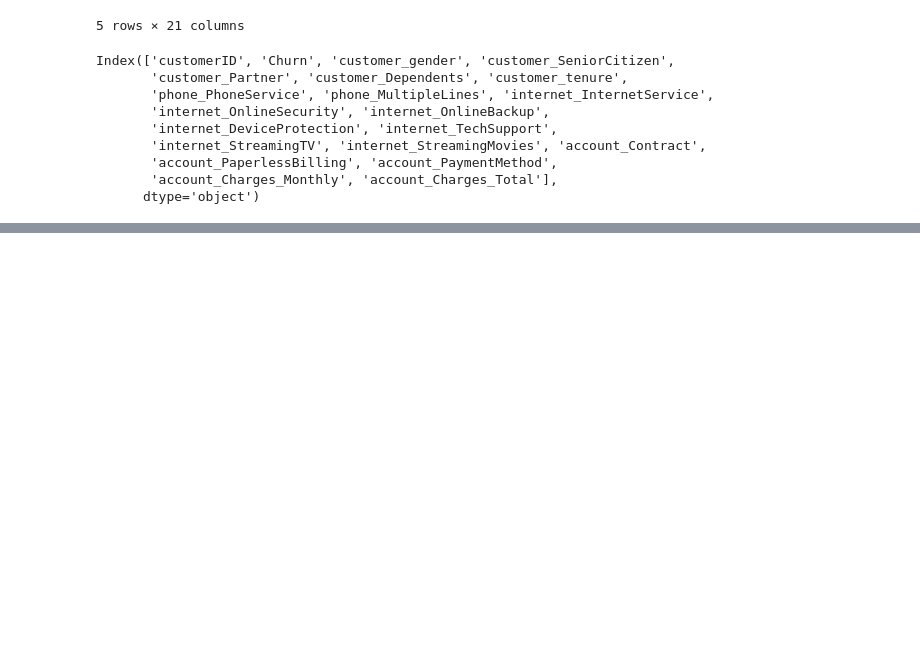
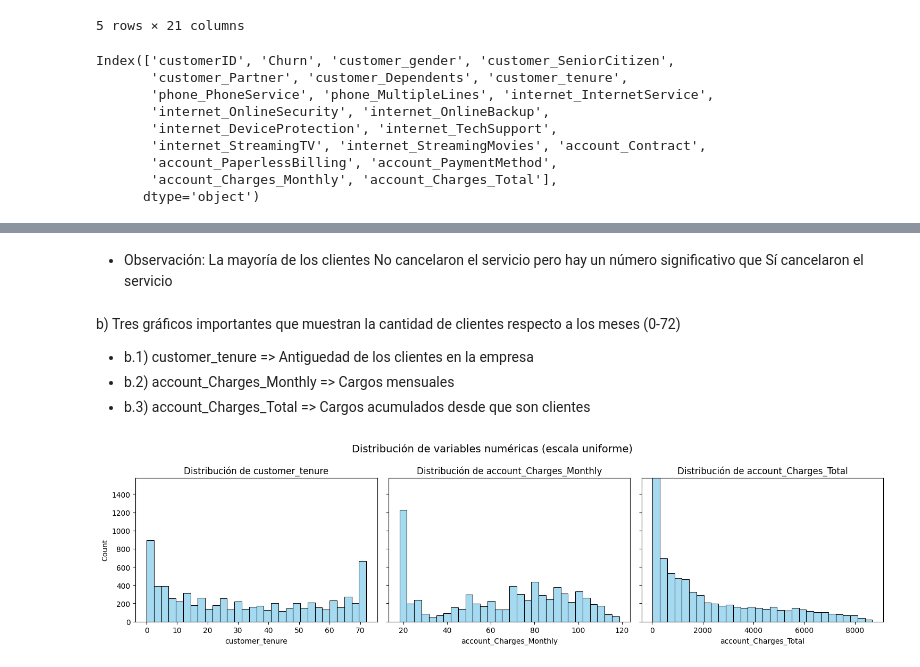
Before and after one commit to Sergio-Tolaba/Data_Science_challenge_2, a Jupyter notebook: ds_challenge_2.ipynb, the cells around one changed output, grey strips where cells are left out. Saved outputs shown, nothing was run; the diff lists cells and outputs as text; code cells hidden in the pictures; blank space fills up the shorter version.

Commit message:
Análisis de los datos ya transformados - gráficos y borrador del "Informe final"

```diff
--- a/ds_challenge_2.ipynb
+++ b/ds_challenge_2.ipynb
@@ -90,0 +120,5 @@ Index(['customerID', 'Churn', 'customer_gender', 'customer_SeniorCitizen',
+# %%
+df['account_Charges_Monthly'] = pd.to_numeric(df['account_Charges_Monthly'], errors='coerce')
+df['account_Charges_Total'] = pd.to_numeric(df['account_Charges_Total'], errors='coerce')
+
+df.info()
@@ -90,0 +168,33 @@ Index(['customerID', 'Churn', 'customer_gender', 'customer_SeniorCitizen',
+# %% [markdown]
+* Observación: La mayoría de los clientes No cancelaron el servicio pero hay un número significativo que Sí cancelaron el servicio
+# %% [markdown]
+b) Tres gráficos importantes que muestran la cantidad de clientes respecto a los meses (0-72)
+* b.1) customer_tenure => Antiguedad de los clientes en la empresa
+* b.2) account_Charges_Monthly => Cargos mensuales
+* b.3) account_Charges_Total => Cargos acumulados desde que son clientes
+# %%
+import seaborn as sns
+import matplotlib.pyplot as plt
+import numpy as np
+
+num_cols = ['customer_tenure', 'account_Charges_Monthly', 'account_Charges_Total']
+
+# Determinar el máximo valor de Y entre todos los histogramas para igualar la escala
+max_y = 0
+for col in num_cols:
+    counts, _ = np.histogram(df[col].dropna(), bins=30)
+    max_y = max(max_y, counts.max())
+
+# Crear los subgráficos
+fig, axes = plt.subplots(1, len(num_cols), figsize=(15, 4), sharey=True)
+
+for i, col in enumerate(num_cols):
+    sns.histplot(data=df, x=col, bins=30, color='skyblue', ax=axes[i])
+    axes[i].set_title(f"Distribución de {col}")
+    axes[i].set_ylim(0, max_y)  # Uniformar escala Y
+
+fig.suptitle("Distribución de variables numéricas (escala uniforme)", fontsize=14)
+plt.tight_layout()
+plt.show()
+# %% [output]
+[figure, added]
```
Also changed, not shown: parts of 27 cells of this notebook.
